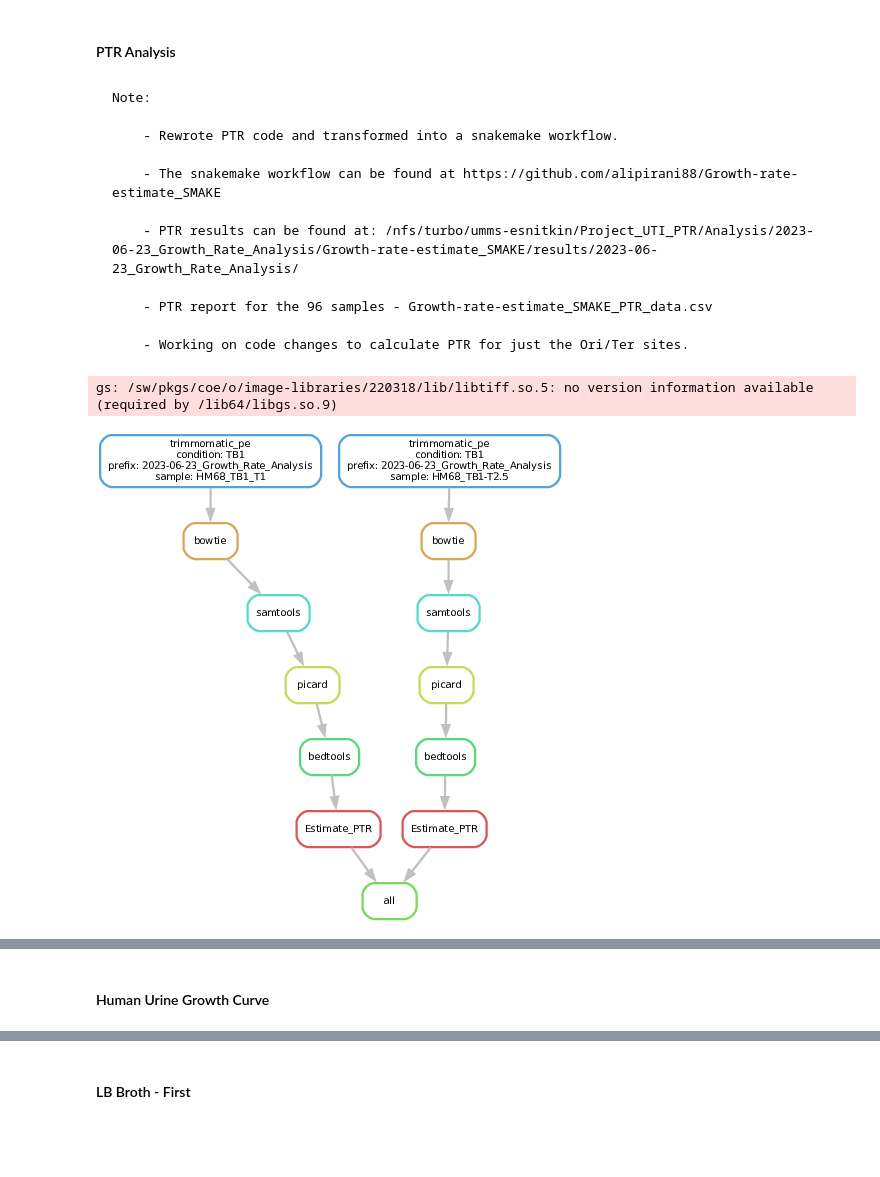
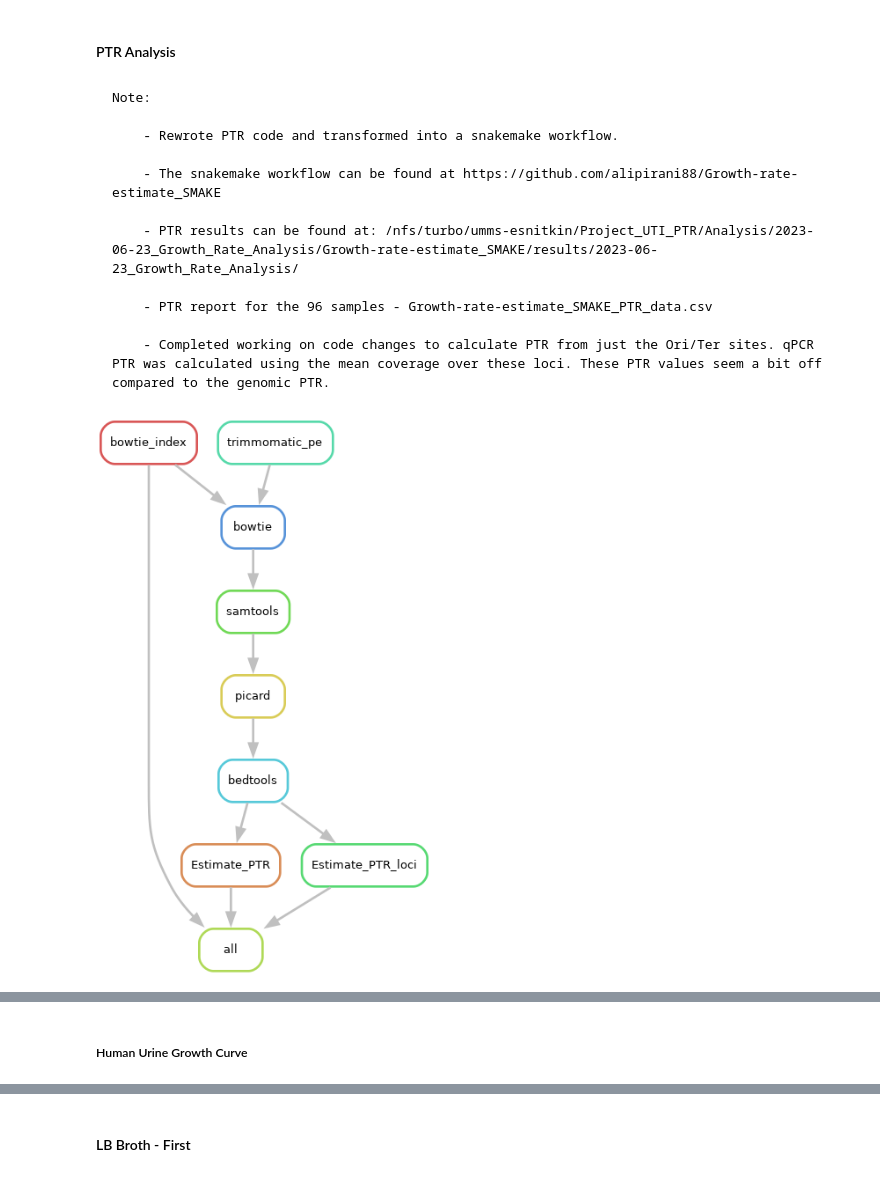
Before and after one commit to alipirani88/Growth-rate-estimate_SMAKE, a Jupyter notebook: 2023-06-21_Ecoli_UTI_PTR.ipynb, the cells around one changed output, grey strips where cells are left out. Cells and saved outputs as stored; diff of their text form; code cells hidden in the pictures; blank space fills up the shorter version.

```diff
--- a/2023-06-21_Ecoli_UTI_PTR.ipynb
+++ b/2023-06-21_Ecoli_UTI_PTR.ipynb
@@ -123,12 +123,11 @@ ax1 = multiqc_summary.plot.scatter(x = 'FastQC_percent_duplicates', y = 'FastQC_
 
         - PTR report for the 96 samples - Growth-rate-estimate_SMAKE_PTR_data.csv
 
-        - Working on code changes to calculate PTR for just the Ori/Ter sites.
+        - Completed working on code changes to calculate PTR from just the Ori/Ter sites. qPCR PTR was calculated using the mean coverage over these loci. These PTR values seem a bit off compared to the genomic PTR.
 # %%
 from wand.image import Image as WImage
-img = WImage(filename='/nfs/turbo/umms-esnitkin/Project_UTI_PTR/Analysis/2023-06-23_Growth_Rate_Analysis/Growth-rate-estimate_SMAKE/dag.pdf')
+img = WImage(filename='/nfs/turbo/umms-esnitkin/Project_UTI_PTR/Analysis/2023-06-23_Growth_Rate_Analysis/Growth-rate-estimate_SMAKE/dag.png')
 img
 # %% [output]
-gs: /sw/pkgs/coe/o/image-libraries/220318/lib/libtiff.so.5: no version information available (required by /lib64/libgs.so.9)
-[figure, old version]
+[figure, new version]
 # %%
@@ -169,7 +169,7 @@ PTR_results
 | 94 | Stab_HU-HM86_6h_R1 | HM86 | Stab-HU | 6h | a | Stab_HU-HM86_6h_R1_R1.fastq.gz | Stab_HU-HM86_6h_R1_R2.fastq.gz | 1.194883 | ... |
 | 95 | Stab_HU-HM86_6h_R2 | HM86 | Stab-HU | 6h | b | Stab_HU-HM86_6h_R2_R1.fastq.gz | Stab_HU-HM86_6h_R2_R2.fastq.gz | 1.221197 | ... |
 # %% [markdown]
-#### Human Urine Growth Curve
+##### Human Urine Growth Curve
 # %%
 GC_HU_HM86_3h = pd.read_csv('GC_HU/GC_HU-HM86_3h/GC_HU-HM86_3h.bed_perc_bins.csv', names=['bin', 'GC_HU_HM86_3h'], header=None)
 GC_HU_HM86_4h = pd.read_csv('GC_HU/GC_HU-HM86_4h/GC_HU-HM86_4h.bed_perc_bins.csv', names=['bin', 'GC_HU_HM86_4h'], header=None)
```
Also changed, not shown: parts of 42 cells of this notebook.
